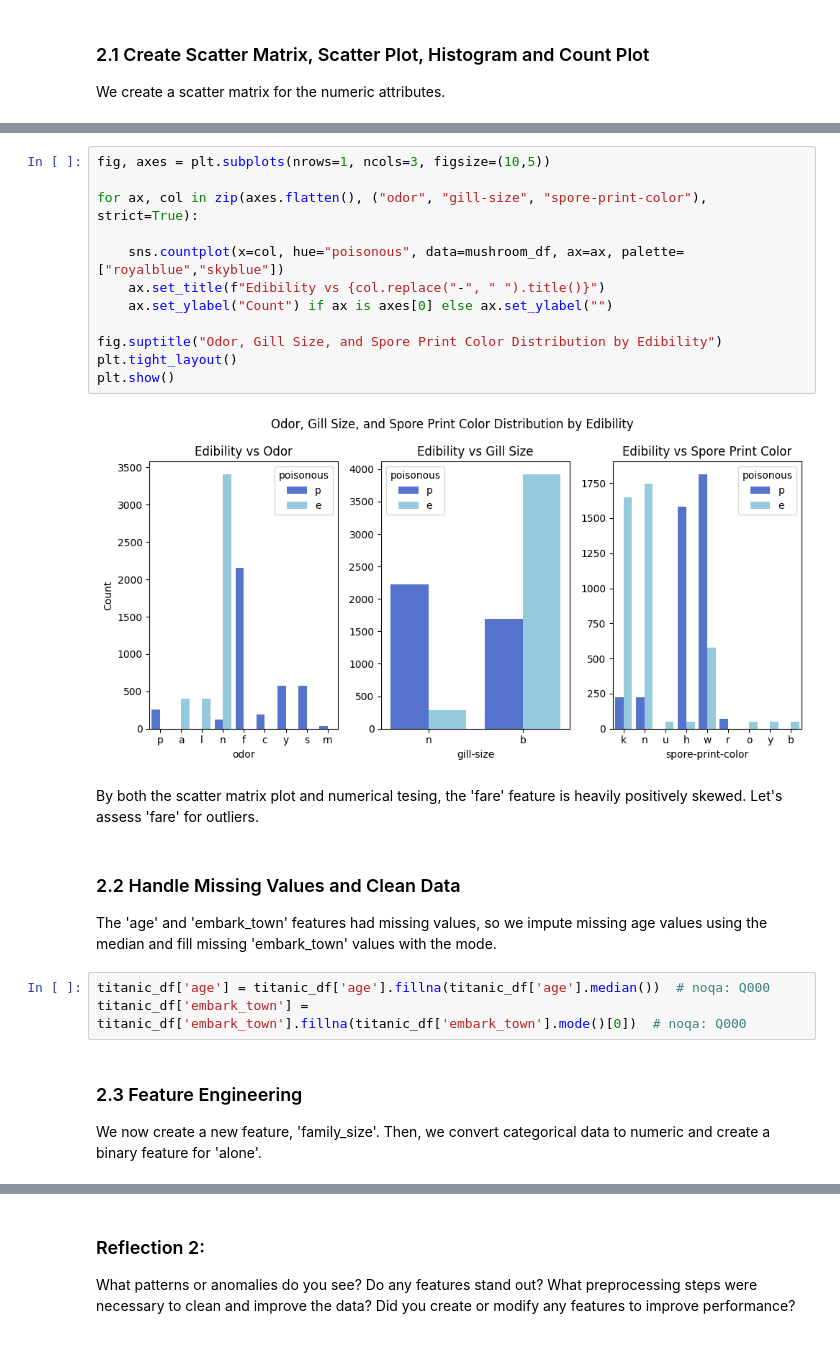
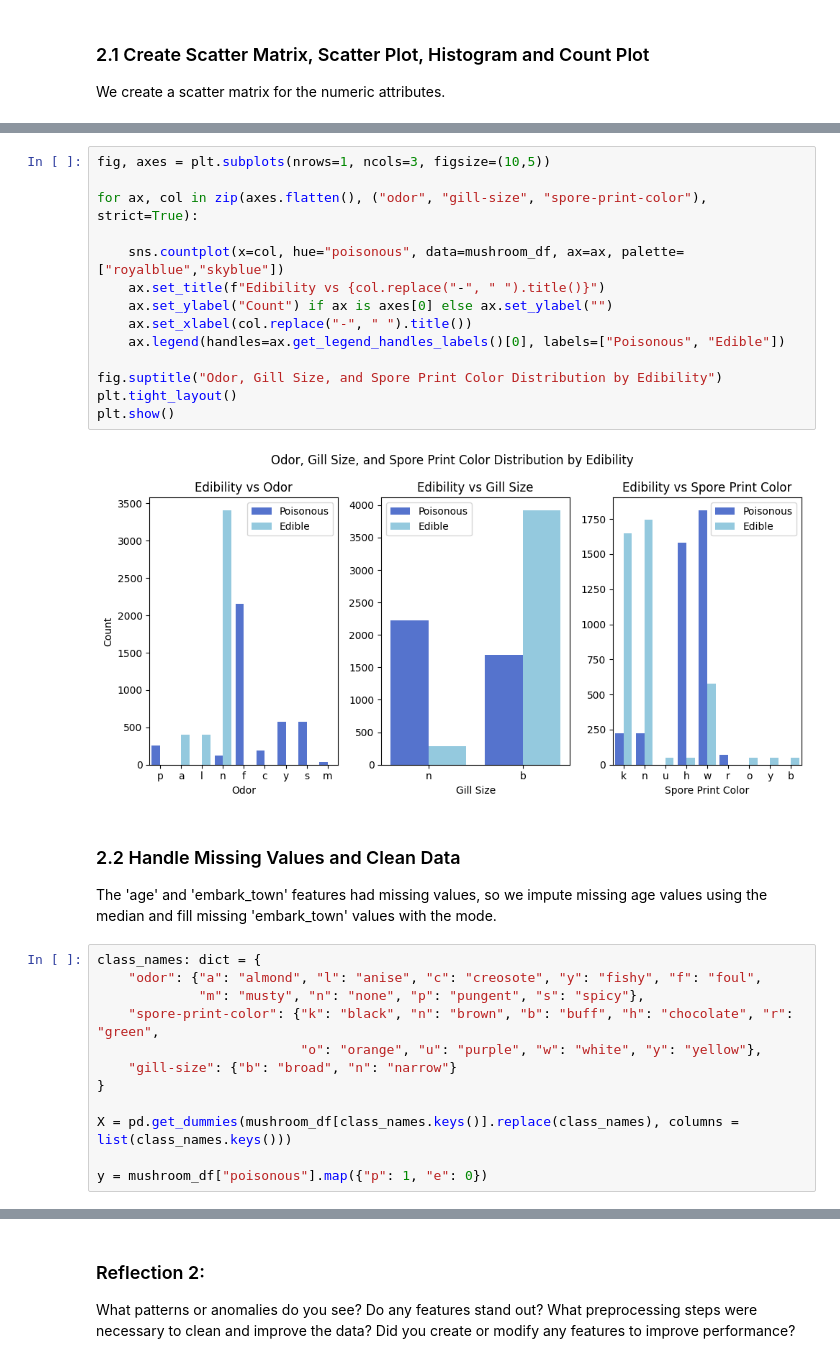
Before and after one commit to JfromNWMS/applied-ml-jordan, a Jupyter notebook: notebooks/Midterm/ml_midterm_joran.ipynb, the cells around one changed output, grey strips where cells are left out. Saved outputs shown, nothing was run; the diff lists cells and outputs as text.

```diff
--- a/notebooks/Midterm/ml_midterm_joran.ipynb
+++ b/notebooks/Midterm/ml_midterm_joran.ipynb
@@ -133,26 +133,32 @@ plt.show()
 # %%
 fig, axes = plt.subplots(nrows=1, ncols=3, figsize=(10,5))
 
 for ax, col in zip(axes.flatten(), ("odor", "gill-size", "spore-print-color"), strict=True):
 
     sns.countplot(x=col, hue="poisonous", data=mushroom_df, ax=ax, palette=["royalblue","skyblue"])
     ax.set_title(f"Edibility vs {col.replace("-", " ").title()}")
     ax.set_ylabel("Count") if ax is axes[0] else ax.set_ylabel("")
+    ax.set_xlabel(col.replace("-", " ").title())
+    ax.legend(handles=ax.get_legend_handles_labels()[0], labels=["Poisonous", "Edible"])
 
 fig.suptitle("Odor, Gill Size, and Spore Print Color Distribution by Edibility")
 plt.tight_layout()
 plt.show()
 # %% [output]
-[figure, old version]
+[figure, new version]
-# %% [markdown]
-By both the scatter matrix plot and numerical tesing, the 'fare' feature is heavily positively skewed.  Let's assess 'fare' for outliers.
 # %% [markdown]
 ### 2.2 Handle Missing Values and Clean Data
 
 The 'age' and 'embark_town' features had missing values, so we impute missing age values using the median and fill missing 'embark_town' values with the mode.
 # %%
-titanic_df['age'] = titanic_df['age'].fillna(titanic_df['age'].median())  # noqa: Q000
-titanic_df['embark_town'] = titanic_df['embark_town'].fillna(titanic_df['embark_town'].mode()[0])  # noqa: Q000
+class_names: dict = {
+    "odor": {"a": "almond", "l": "anise", "c": "creosote", "y": "fishy", "f": "foul",
+             "m": "musty", "n": "none", "p": "pungent", "s": "spicy"},
+    "spore-print-color": {"k": "black", "n": "brown", "b": "buff", "h": "chocolate", "r": "green",
+                          "o": "orange", "u": "purple", "w": "white", "y": "yellow"},
+    "gill-size": {"b": "broad", "n": "narrow"}
+}
+
+X = pd.get_dummies(mushroom_df[class_names.keys()].replace(class_names), columns = list(class_names.keys()))
+
+y = mushroom_df["poisonous"].map({"p": 1, "e": 0})
-# %% [markdown]
-### 2.3 Feature Engineering
-We now create a new feature, 'family_size'.  Then, we convert categorical data to numeric and create a binary feature for 'alone'.
```
Also changed, not shown: parts of 18 cells of this notebook, 2 other files.
